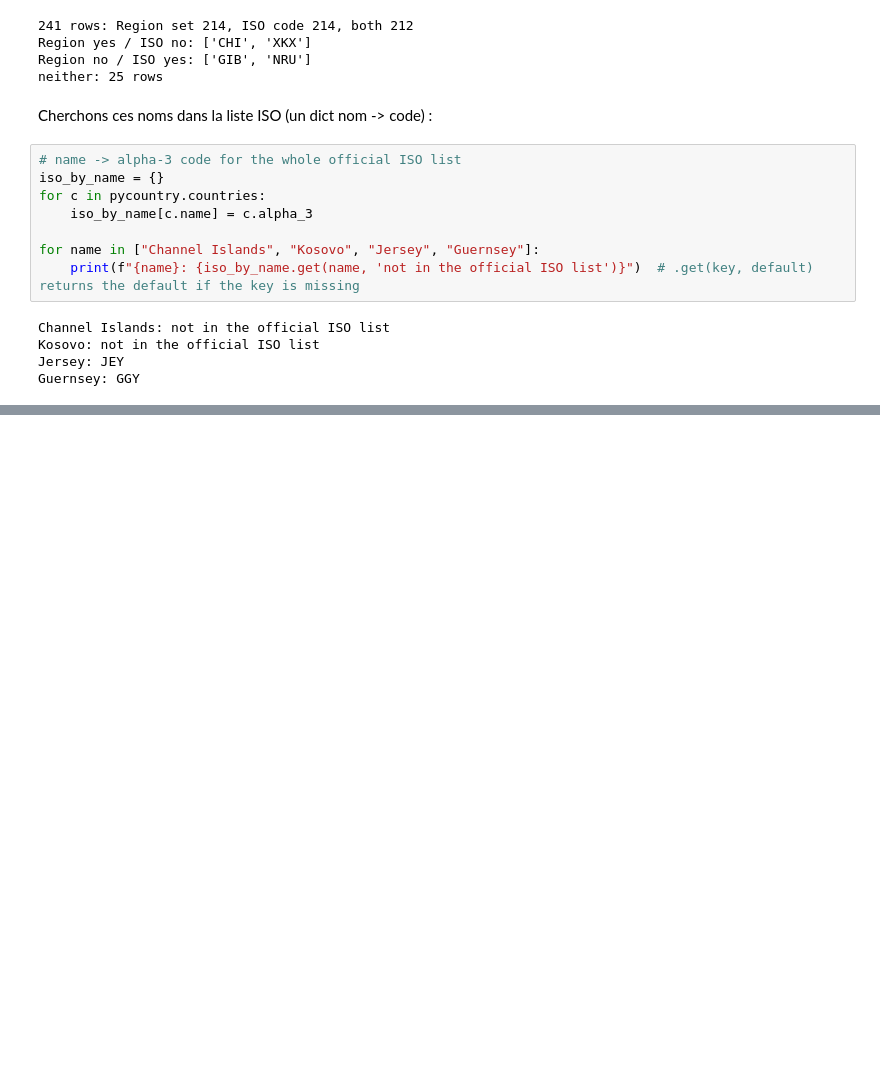
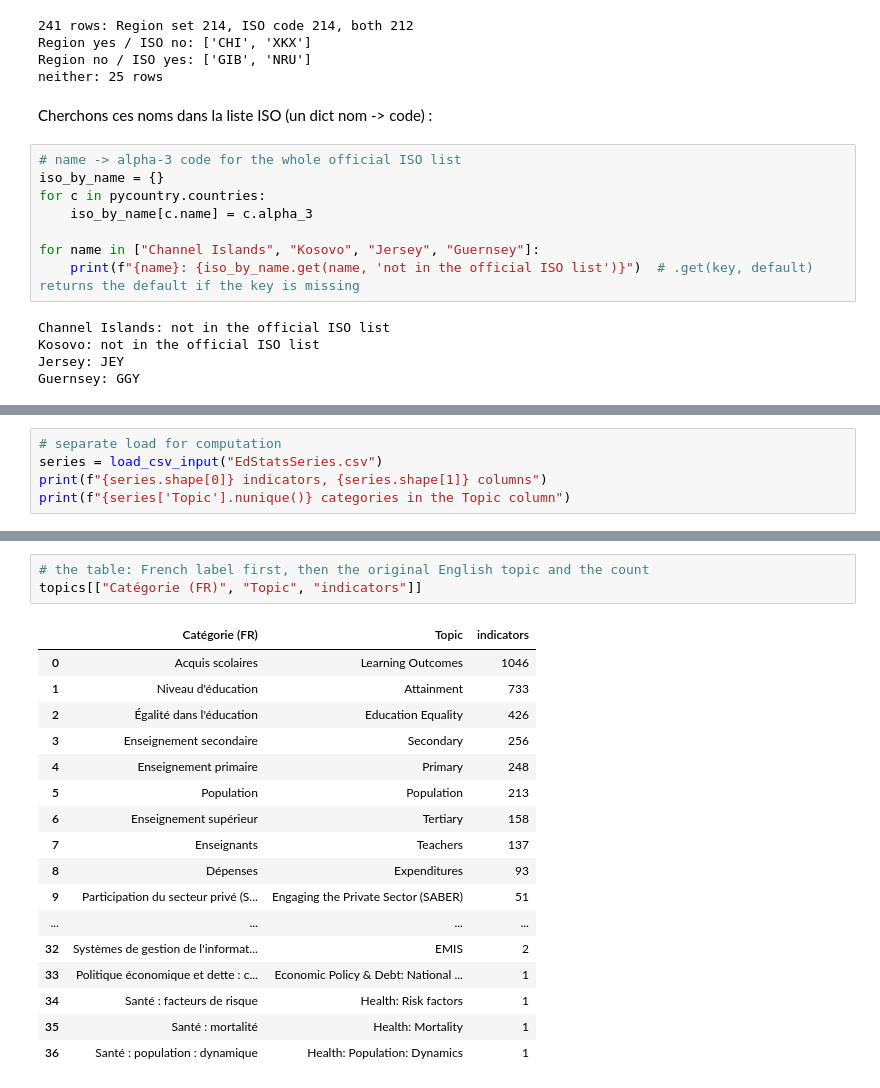
Before and after one commit to humanuoid/oc-p2-education-systems-analysis, a Jupyter notebook: notebooks/dataset_reduction.ipynb, the cells around one changed output, grey strips where cells are left out. Saved outputs shown, nothing was run; the diff lists cells and outputs as text; blank space fills up the shorter version.

Commit message:
docs(notebooks): add indicator categories section to dataset reduction notebook

```diff
--- a/notebooks/dataset_reduction.ipynb
+++ b/notebooks/dataset_reduction.ipynb
@@ -156,0 +176,5 @@ Sources externes (liens en section « Sources ») : le Kosovo est un État au st
+# %%
+# separate load for computation
+series = load_csv_input("EdStatsSeries.csv")
+print(f"{series.shape[0]} indicators, {series.shape[1]} columns")
+print(f"{series['Topic'].nunique()} categories in the Topic column")
@@ -156,0 +240,21 @@ Sources externes (liens en section « Sources ») : le Kosovo est un État au st
+# %%
+# the table: French label first, then the original English topic and the count
+topics[["Catégorie (FR)", "Topic", "indicators"]]
+# %% [output]
+|  | Catégorie (FR) | Topic | indicators |
+| 0 | Acquis scolaires | Learning Outcomes | 1046 |
+| 1 | Niveau d'éducation | Attainment | 733 |
+| 2 | Égalité dans l'éducation | Education Equality | 426 |
+| 3 | Enseignement secondaire | Secondary | 256 |
+| 4 | Enseignement primaire | Primary | 248 |
+| 5 | Population | Population | 213 |
+| 6 | Enseignement supérieur | Tertiary | 158 |
+| 7 | Enseignants | Teachers | 137 |
+| 8 | Dépenses | Expenditures | 93 |
+| 9 | Participation du secteur privé (S... | Engaging the Private Sector (SABER) | 51 |
+| ... | ... | ... | ... |
+| 32 | Systèmes de gestion de l'informat... | EMIS | 2 |
+| 33 | Politique économique et dette : c... | Economic Policy & Debt: National ... | 1 |
+| 34 | Santé : facteurs de risque | Health: Risk factors | 1 |
+| 35 | Santé : mortalité | Health: Mortality | 1 |
+| 36 | Santé : population : dynamique | Health: Population: Dynamics | 1 |
```
Also changed, not shown: parts of 17 cells of this notebook.
